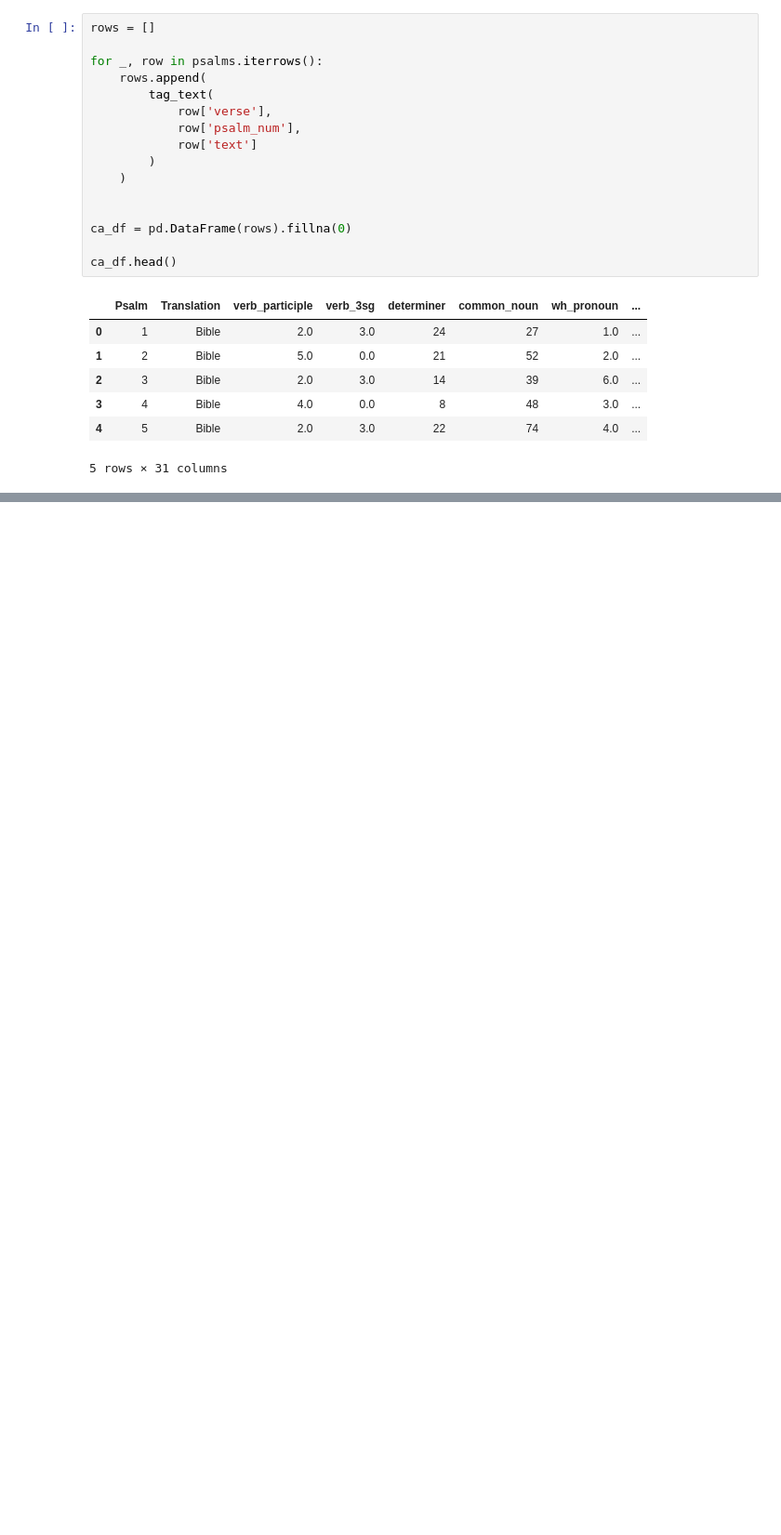
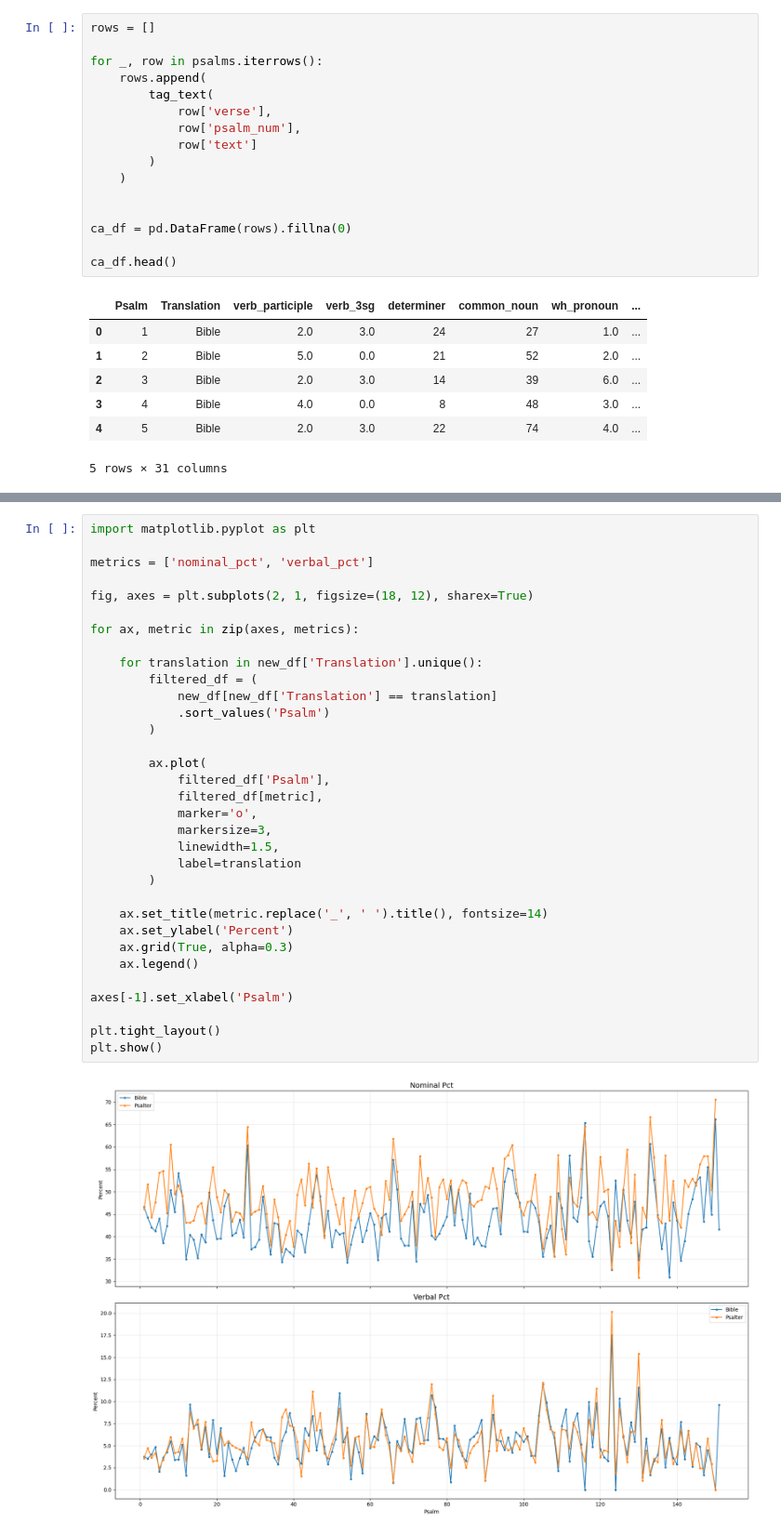
Before and after one commit to cwc09262/psalms-text-comparison, a Jupyter notebook: part_of_speech.ipynb, the cells around one changed output, grey strips where cells are left out. Shown at 93% size. Cells and saved outputs as stored; diff of their text form; blank space fills up the shorter version.

```diff
--- a/part_of_speech.ipynb
+++ b/part_of_speech.ipynb
@@ -208,0 +425,35 @@ ca_df
+# %%
+import matplotlib.pyplot as plt
+
+metrics = ['nominal_pct', 'verbal_pct']
+
+fig, axes = plt.subplots(2, 1, figsize=(18, 12), sharex=True)
+
+for ax, metric in zip(axes, metrics):
+
+    for translation in new_df['Translation'].unique():
+        filtered_df = (
+            new_df[new_df['Translation'] == translation]
+            .sort_values('Psalm')
+        )
+
+        ax.plot(
+            filtered_df['Psalm'],
+            filtered_df[metric],
+            marker='o',
+            markersize=3,
+            linewidth=1.5,
+            label=translation
+        )
+
+    ax.set_title(metric.replace('_', ' ').title(), fontsize=14)
+    ax.set_ylabel('Percent')
+    ax.grid(True, alpha=0.3)
+    ax.legend()
+
+axes[-1].set_xlabel('Psalm')
+
+plt.tight_layout()
+plt.show()
+# %% [output]
+[figure, added]
```
Also changed, not shown: parts of 16 cells of this notebook, 2 other files.
